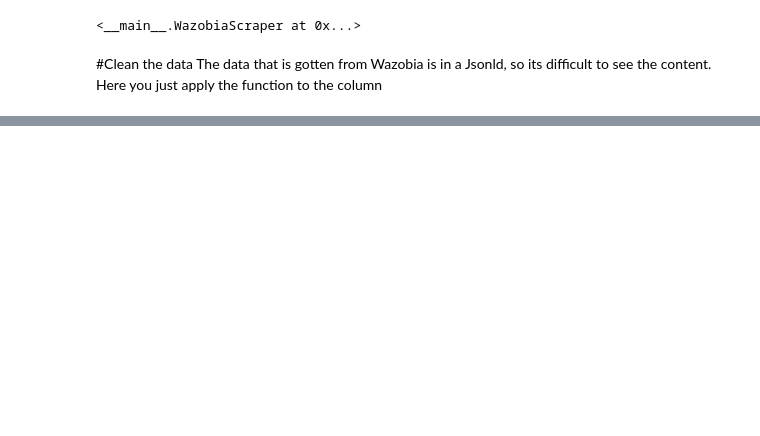
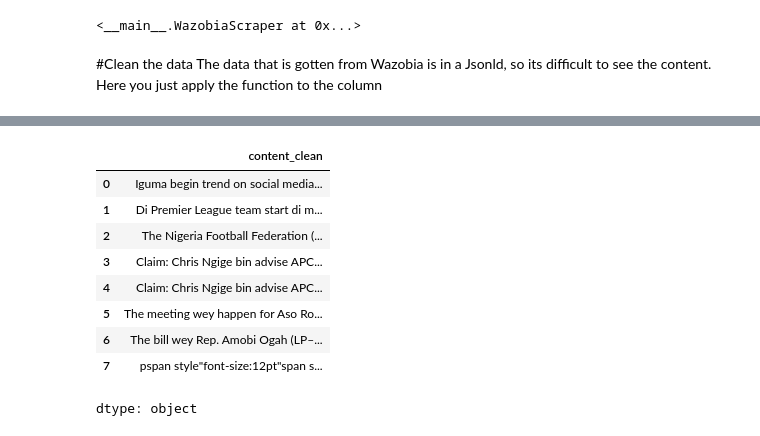
Before and after one commit to Uchebuzz/wazobia_scrapper, a Jupyter notebook: Wazobia_scrapper.ipynb, the cells around one changed output, grey strips where cells are left out. Saved outputs shown, nothing was run; the diff lists cells and outputs as text; code cells hidden in the pictures; blank space fills up the shorter version.

```diff
--- a/Wazobia_scrapper.ipynb
+++ b/Wazobia_scrapper.ipynb
@@ -531,0 +556,42 @@ df.
+# %%
+def clean_content(text):
+    if pd.isnull(text):
+        return ""
+
+    # Remove all data-start and data-end tags
+    text = re.sub(r'data-(start|end)"\d+"', '', text)
+
+    # Remove all standalone "p" or "pp" tags
+    text = re.sub(r'\bpp?\b', '', text)
+
+    # Replace common HTML character entities and malformed characters
+    html_replacements = {
+        'ndash;': '–',
+        'mdash;': '—',
+        'Joatilde;o': 'João',
+        'Saacute;nchez': 'Sánchez',
+    }
+    for code, replacement in html_replacements.items():
+        text = text.replace(code, replacement)
+
+    # Clean extra whitespace
+    text = re.sub(r'\s+', ' ', text).strip()
+
+    return text
+# %%
+df['content_clean'] = df['content'].apply(clean_content)
+# %%
+clean_data = df['content_clean']
+# %%
+clean_data
+# %% [output]
+|  | content_clean |
+| 0 | Iguma begin trend on social media... |
+| 1 | Di Premier League team start di m... |
+| 2 | The Nigeria Football Federation (... |
+| 3 | Claim: Chris Ngige bin advise APC... |
+| 4 | Claim: Chris Ngige bin advise APC... |
+| 5 | The meeting wey happen for Aso Ro... |
+| 6 | The bill wey Rep. Amobi Ogah (LP–... |
+| 7 | pspan style"font-size:12pt"span s... |
+dtype: object
```
Also changed, not shown: parts of 4 cells of this notebook.
